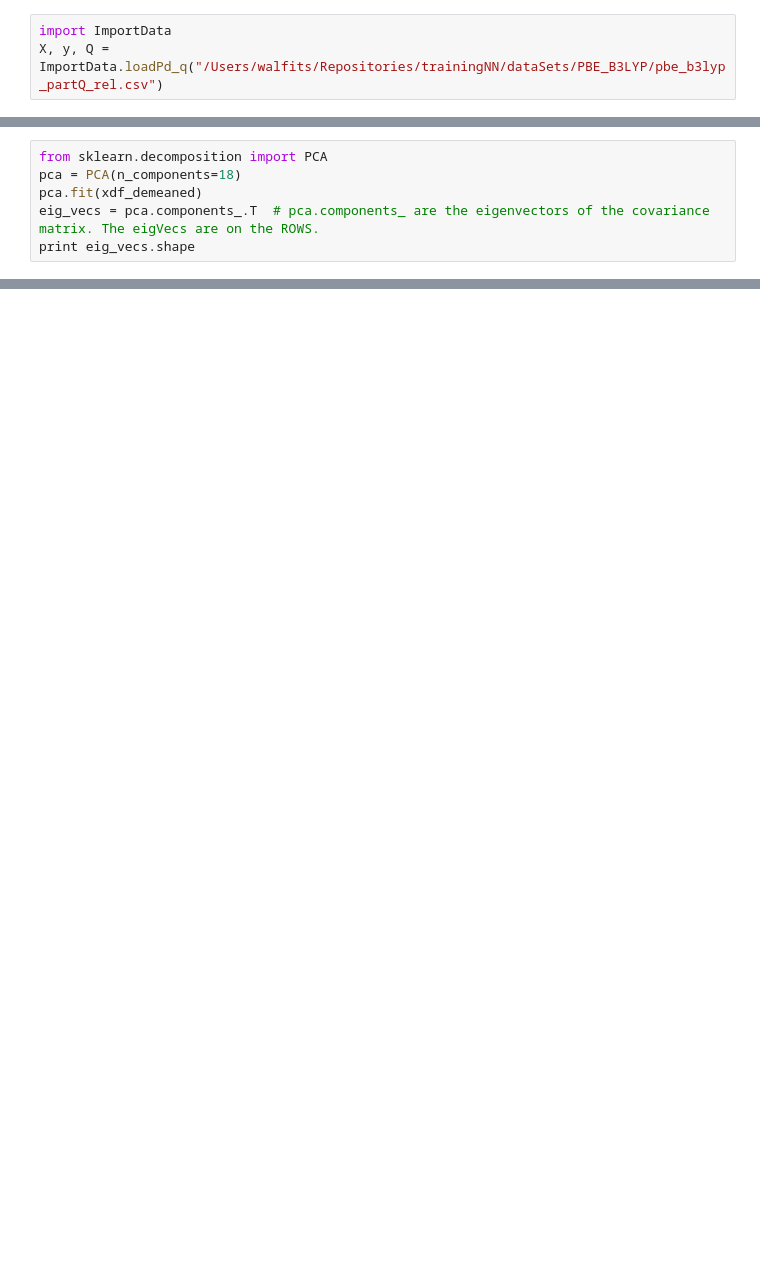
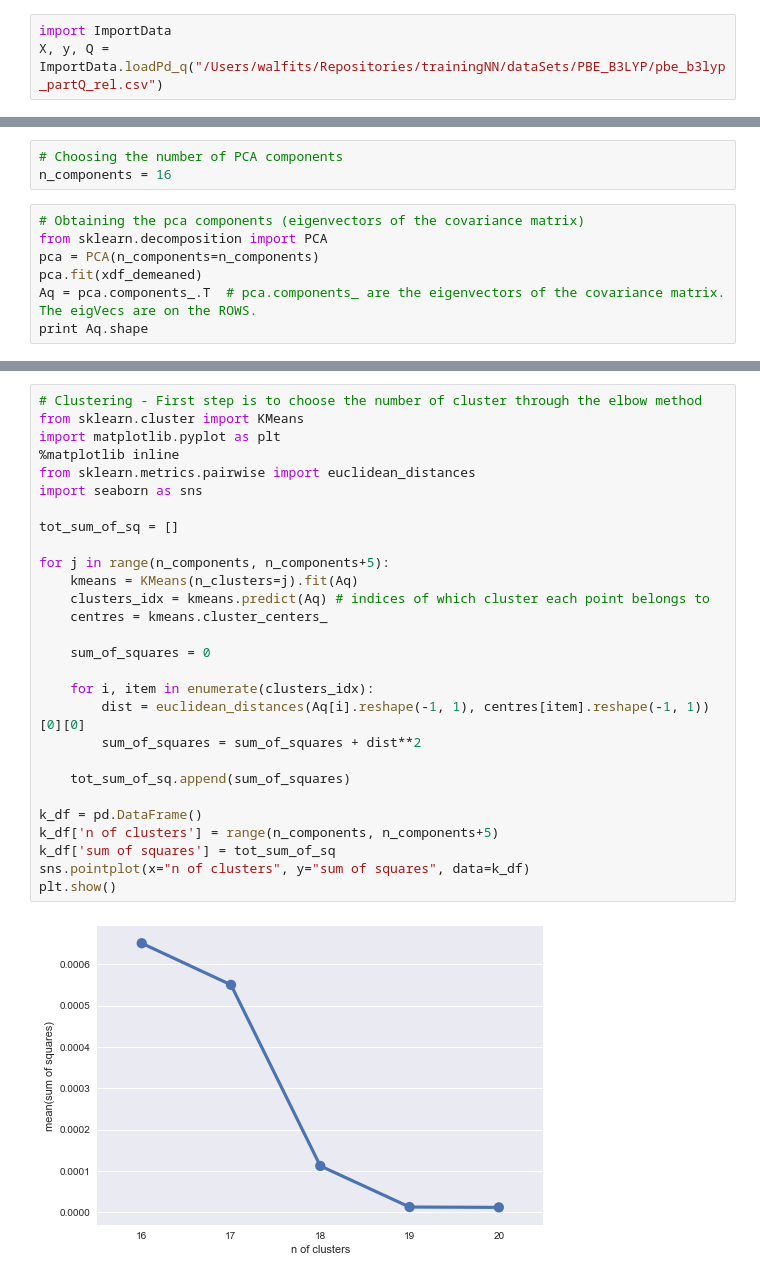
Before and after one commit to SilviaAmAm/trainingNN, a Jupyter notebook: notebooks/PFA_analysis.ipynb, the cells around one changed output, grey strips where cells are left out. Cells and saved outputs as stored; diff of their text form; blank space fills up the shorter version.

Commit message:
Modified it so that there is the elbow procedure to check the best number of clusters

```diff
--- a/notebooks/PFA_analysis.ipynb
+++ b/notebooks/PFA_analysis.ipynb
@@ -21,10 +23,14 @@ xdf_demeaned.head()
 | 3 | -0.047132 | 0.127028 | 0.844038 | 0.269993 | -3.383731 | -5.188154 | -4.664227 | 0.127028 | -0.001618 | 0.020747 | ... | ... |
 | 4 | -0.007953 | 0.133228 | 0.766455 | 0.352967 | -3.384837 | -5.217230 | -4.671678 | 0.133228 | -0.004924 | 0.008019 | ... | ... |
 5 rows × 49 columns
+# %%
+# Choosing the number of PCA components
+n_components = 16
 # %%
+# Obtaining the pca components (eigenvectors of the covariance matrix)
 from sklearn.decomposition import PCA
-pca = PCA(n_components=18)
+pca = PCA(n_components=n_components)
 pca.fit(xdf_demeaned)
-eig_vecs = pca.components_.T  # pca.components_ are the eigenvectors of the covariance matrix. The eigVecs are on the ROWS.
-print eig_vecs.shape
+Aq = pca.components_.T  # pca.components_ are the eigenvectors of the covariance matrix. The eigVecs are on the ROWS.
+print Aq.shape
 # %% [output]
@@ -31,0 +47,30 @@ print eig_vecs.shape
+# %%
+# Clustering - First step is to choose the number of cluster through the elbow method
+from sklearn.cluster import KMeans
+import matplotlib.pyplot as plt
+%matplotlib inline
+from sklearn.metrics.pairwise import euclidean_distances
+import seaborn as sns
+
+tot_sum_of_sq = []
+
+for j in range(n_components, n_components+5):
+    kmeans = KMeans(n_clusters=j).fit(Aq)
+    clusters_idx = kmeans.predict(Aq) # indices of which cluster each point belongs to
+    centres = kmeans.cluster_centers_
+
+    sum_of_squares = 0
+
+    for i, item in enumerate(clusters_idx):
+        dist = euclidean_distances(Aq[i].reshape(-1, 1), centres[item].reshape(-1, 1))[0][0]
+        sum_of_squares = sum_of_squares + dist**2
+
+    tot_sum_of_sq.append(sum_of_squares)
+
+k_df = pd.DataFrame()
+k_df['n of clusters'] = range(n_components, n_components+5)
+k_df['sum of squares'] = tot_sum_of_sq
+sns.pointplot(x="n of clusters", y="sum of squares", data=k_df)
+plt.show()
+# %% [output]
+[figure, added]
```
Also changed, not shown: parts of 11 cells of this notebook.
